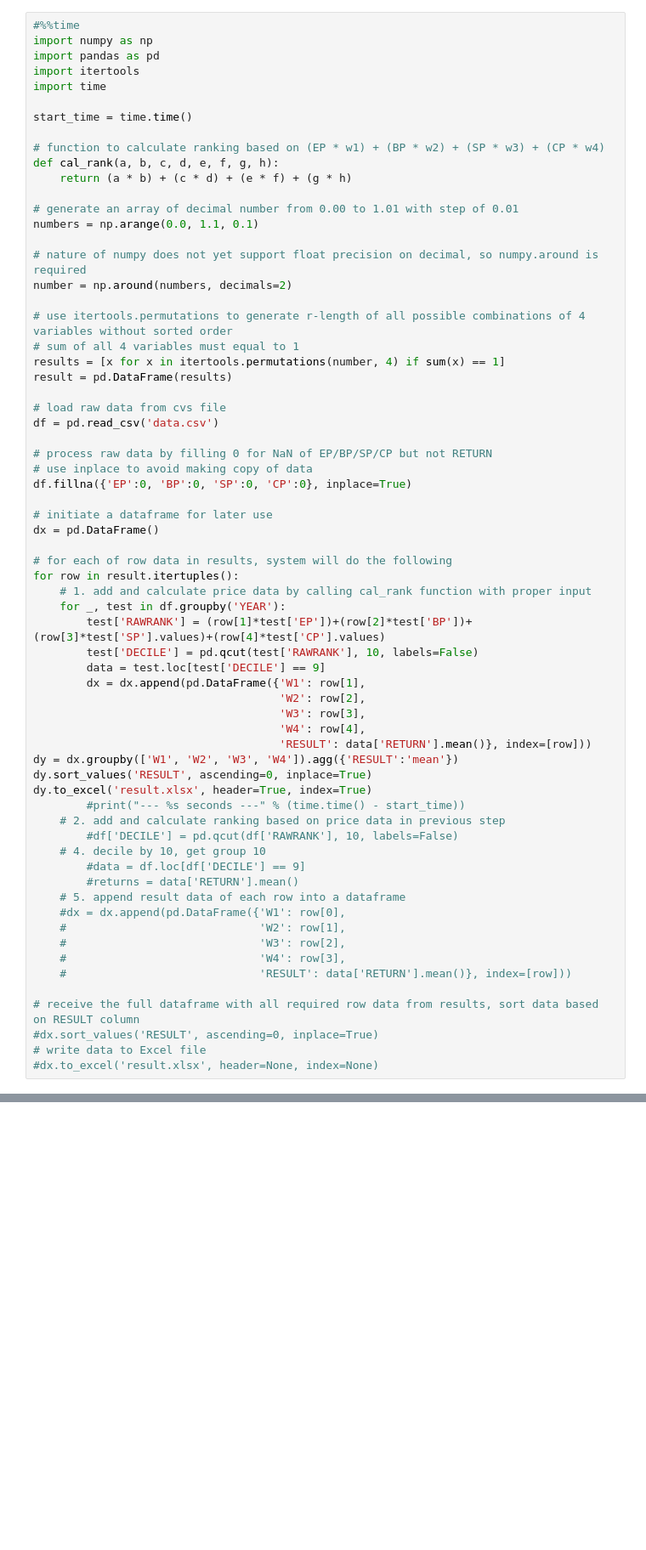
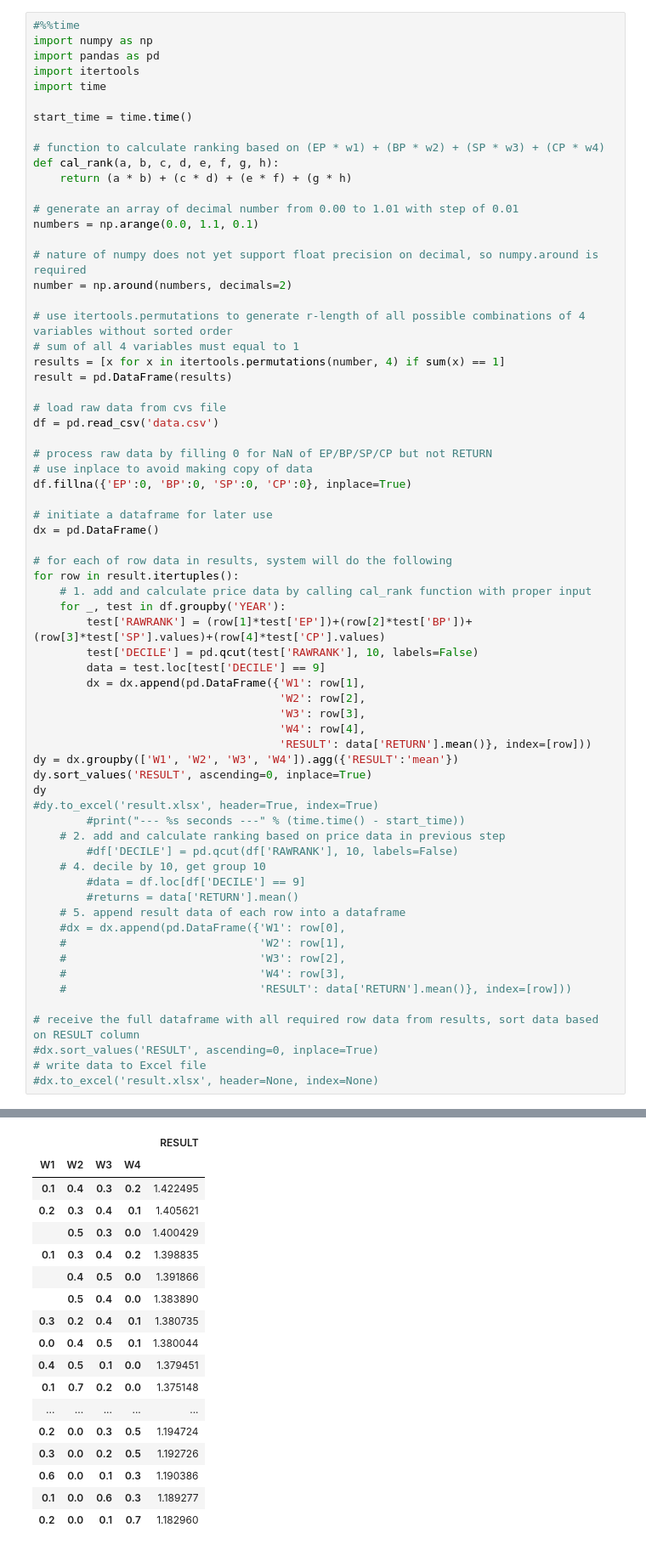
Before and after one commit to lclumos/condaExpress, a Jupyter notebook: s6_result_.ipynb, the cells around one changed output, grey strips where cells are left out. Shown at 85% size. Drawn from its saved outputs; the diff is of its cells as text; blank space fills up the shorter version.

```diff
--- a/s6_result_.ipynb
+++ b/s6_result_.ipynb
@@ -46,7 +46,8 @@ for row in result.itertuples():
                                      'RESULT': data['RETURN'].mean()}, index=[row]))
 dy = dx.groupby(['W1', 'W2', 'W3', 'W4']).agg({'RESULT':'mean'})
 dy.sort_values('RESULT', ascending=0, inplace=True)
-dy.to_excel('result.xlsx', header=True, index=True)
+dy
+#dy.to_excel('result.xlsx', header=True, index=True)
         #print("--- %s seconds ---" % (time.time() - start_time))
     # 2. add and calculate ranking based on price data in previous step
         #df['DECILE'] = pd.qcut(df['RAWRANK'], 10, labels=False)
@@ -64,3 +65,4 @@ dy.to_excel('result.xlsx', header=True, index=True)
 #dx.sort_values('RESULT', ascending=0, inplace=True)
 # write data to Excel file
 #dx.to_excel('result.xlsx', header=None, index=None)
+# %% [output]
@@ -66,0 +77,18 @@ dy.to_excel('result.xlsx', header=True, index=True)
+|  |  |  |  | RESULT |
+| W1 | W2 | W3 | W4 |  |
+| 0.1 | 0.4 | 0.3 | 0.2 | 1.422495 |
+| 0.2 | 0.3 | 0.4 | 0.1 | 1.405621 |
+|  | 0.5 | 0.3 | 0.0 | 1.400429 |
+| 0.1 | 0.3 | 0.4 | 0.2 | 1.398835 |
+|  | 0.4 | 0.5 | 0.0 | 1.391866 |
+|  | 0.5 | 0.4 | 0.0 | 1.383890 |
+| 0.3 | 0.2 | 0.4 | 0.1 | 1.380735 |
+| 0.0 | 0.4 | 0.5 | 0.1 | 1.380044 |
+| 0.4 | 0.5 | 0.1 | 0.0 | 1.379451 |
+| 0.1 | 0.7 | 0.2 | 0.0 | 1.375148 |
+| ... | ... | ... | ... | ... |
+| 0.2 | 0.0 | 0.3 | 0.5 | 1.194724 |
+| 0.3 | 0.0 | 0.2 | 0.5 | 1.192726 |
+| 0.6 | 0.0 | 0.1 | 0.3 | 1.190386 |
+| 0.1 | 0.0 | 0.6 | 0.3 | 1.189277 |
+| 0.2 | 0.0 | 0.1 | 0.7 | 1.182960 |
```
Also changed, not shown: parts of 1 cell of this notebook, 3 other files.
